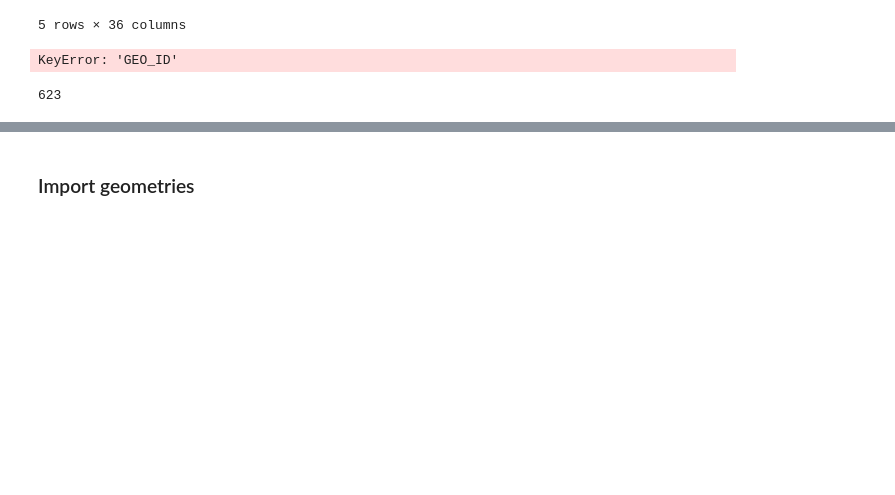
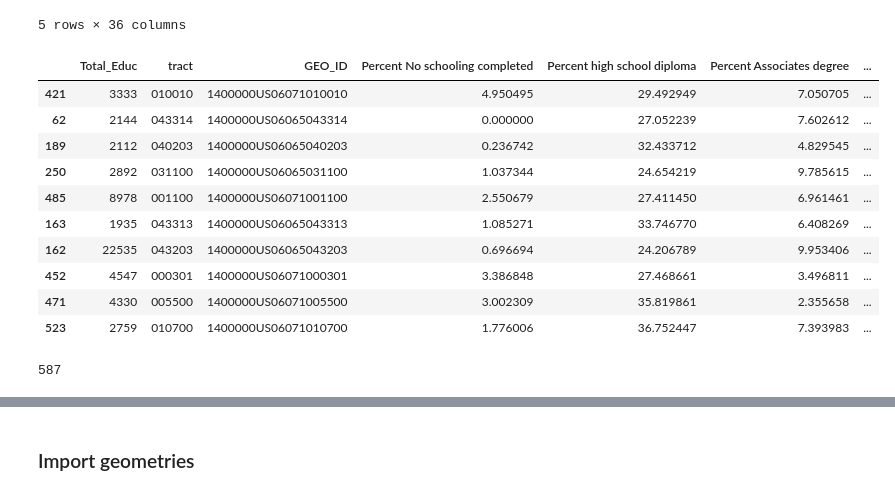
Before and after one commit to monishareginald/uds-warehouse-project, a Jupyter notebook: Census-2009.ipynb, the cells around one changed output, grey strips where cells are left out. Saved outputs shown, nothing was run; the diff lists cells and outputs as text; code cells hidden in the pictures; blank space fills up the shorter version.

```diff
--- a/Census-2009.ipynb
+++ b/Census-2009.ipynb
@@ -588,6 +588,8 @@ df_sum = male_cols.add(female_cols, fill_value=0)
 # %%
 #add back tract column
 df_sum['tract'] = educ_gdf['tract']
+#add back GEOID
+df_sum['GEO_ID'] = educ_gdf['GEO_ID']
 # %%
 df_sum['Total_Educ'] = educ_gdf['B15002_001E']
 # %%
@@ -647,7 +650,7 @@ educ_gdf = educ_gdf[[
  'Masters degree',
  'Professional school degree',
  'Doctorate degree',
- 'tract',
+ 'tract','GEO_ID',
  'less_highschool',
  'some_college']]
 # %%
@@ -952,12 +970,24 @@ census_df.head()
 | 3 | 67813 | 06 | 065 | 043304 | 6088 | 1400000US06065043304 | Census Tract 433.04, Riverside Co... | 83.475690 | ... |
 | 4 | 53998 | 06 | 065 | 043305 | 8872 | 1400000US06065043305 | Census Tract 433.05, Riverside Co... | 72.576646 | ... |
 5 rows × 36 columns
+# %%
+educ_gdf.sample(10)
+# %% [output]
+|  | Total_Educ | tract | GEO_ID | Percent No schooling completed | Percent high school diploma | Percent Associates degree | ... |
+| 421 | 3333 | 010010 | 1400000US06071010010 | 4.950495 | 29.492949 | 7.050705 | ... |
+| 62 | 2144 | 043314 | 1400000US06065043314 | 0.000000 | 27.052239 | 7.602612 | ... |
+| 189 | 2112 | 040203 | 1400000US06065040203 | 0.236742 | 32.433712 | 4.829545 | ... |
+| 250 | 2892 | 031100 | 1400000US06065031100 | 1.037344 | 24.654219 | 9.785615 | ... |
+| 485 | 8978 | 001100 | 1400000US06071001100 | 2.550679 | 27.411450 | 6.961461 | ... |
+| 163 | 1935 | 043313 | 1400000US06065043313 | 1.085271 | 33.746770 | 6.408269 | ... |
+| 162 | 22535 | 043203 | 1400000US06065043203 | 0.696694 | 24.206789 | 9.953406 | ... |
+| 452 | 4547 | 000301 | 1400000US06071000301 | 3.386848 | 27.468661 | 3.496811 | ... |
+| 471 | 4330 | 005500 | 1400000US06071005500 | 3.002309 | 35.819861 | 2.355658 | ... |
+| 523 | 2759 | 010700 | 1400000US06071010700 | 1.776006 | 36.752447 | 7.393983 | ... |
 # %%
 census_df = pd.merge(census_df,educ_gdf,on = 'GEO_ID',how='inner')
-# %% [output]
-KeyError: 'GEO_ID'
 # %%
 len(census_df)
 # %% [output]
-623
+587
 # %%
```
Also changed, not shown: parts of 28 cells of this notebook.
